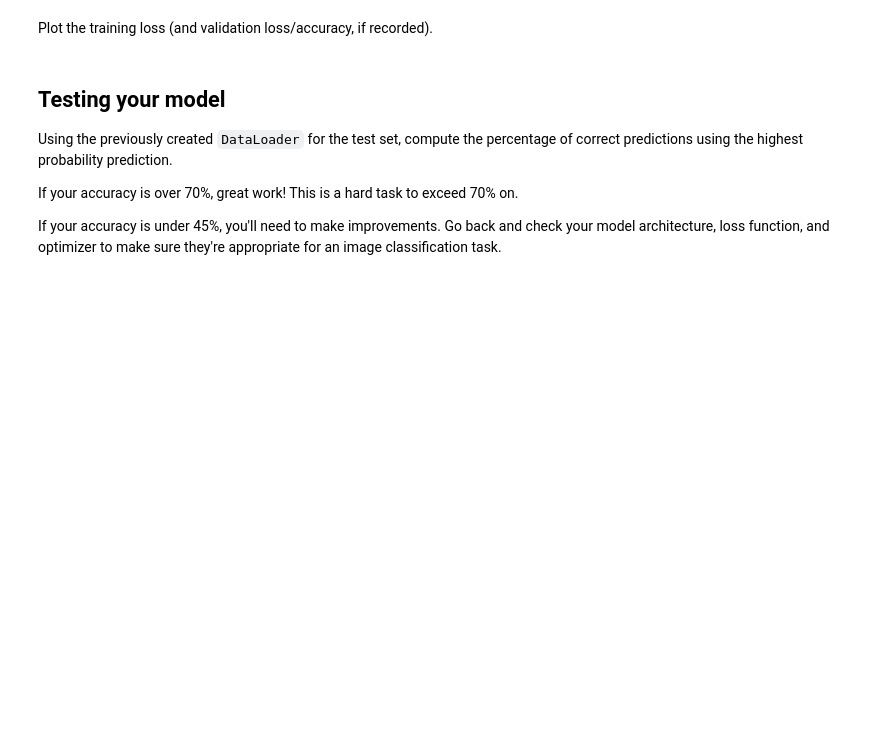
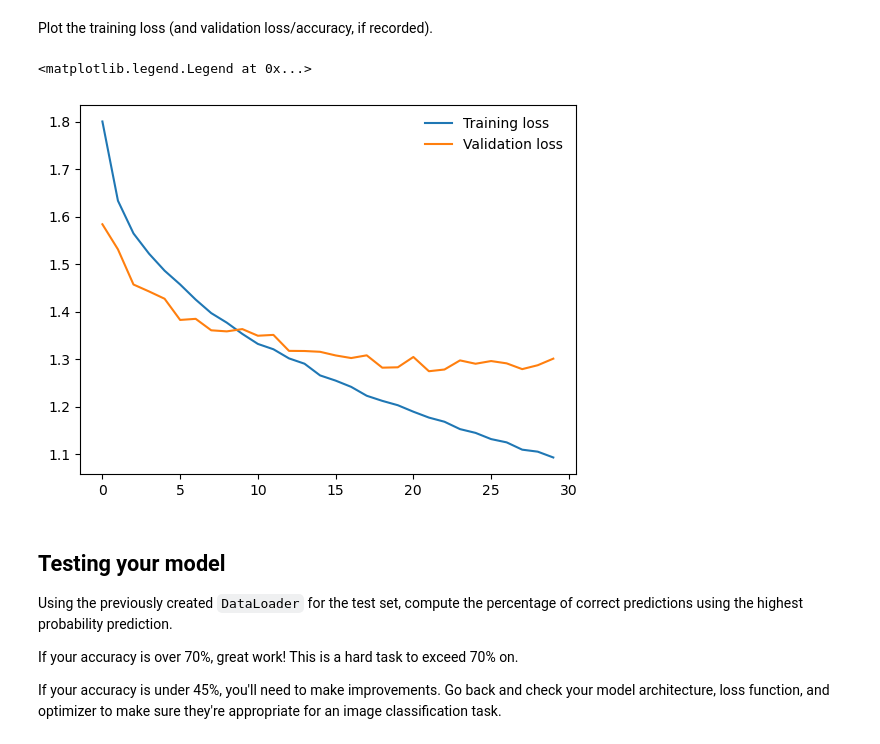
Before and after one commit to charlesbeacham/image_classify, a Jupyter notebook: CIFAR-10_Image_Classifier-STARTER.ipynb, the cells around one changed output. Drawn from its saved outputs; the diff is of its cells as text; code cells hidden in the pictures; blank space fills up the shorter version.

Commit message:
working model

```diff
--- a/CIFAR-10_Image_Classifier-STARTER.ipynb
+++ b/CIFAR-10_Image_Classifier-STARTER.ipynb
@@ -160,7 +161,7 @@ class Classifier(nn.Module): # with lr of 0.0005 this broke 50% after about 5 ep
         self.fc5 = nn.Linear(64, 10)
 
         #dropout w/ probability of 20%
-        self.dropout = nn.Dropout(p=0.2)
+        self.dropout = nn.Dropout(p=0.25)
 
     def forward(self, x):
         x = x.view(x.shape[0], -1)
@@ -182,7 +183,7 @@ class Classifier(nn.Module): # this model barely breaks 50 with lr of 0.001 and
         self.fc5 = nn.Linear(64, 10)
 
         #dropout w/ probability of 20%
-        self.dropout = nn.Dropout(p=0.2)
+        self.dropout = nn.Dropout(p=0.25)
 
     def forward(self, x):
         x = x.view(x.shape[0], -1)
@@ -210,7 +211,7 @@ Classifier(
 # %%
 model = Classifier()
 criterion = nn.NLLLoss(reduction='sum')
-optimizer = optim.Adam(model.parameters(), lr = 0.0005)
+optimizer = optim.Adam(model.parameters(), lr = 0.001)
 # %% [markdown]
 ## Running your Neural Network
 Use whatever method you like to train your neural network, and ensure you record the average loss at each epoch.
@@ -307,3 +305,10 @@ Plot the training loss (and validation loss/accuracy, if recorded).
+# %%
+plt.plot(train_losses, label='Training loss');
+plt.plot(test_losses, label='Validation loss');
+plt.legend(frameon=False)
+# %% [output]
+<matplotlib.legend.Legend at 0x...>
+[figure, added]
 # %% [markdown]
 ## Testing your model
 Using the previously created `DataLoader` for the test set, compute the percentage of correct predictions using the highest probability prediction.
```
Also changed, not shown: parts of 11 cells of this notebook, 1 other file.
